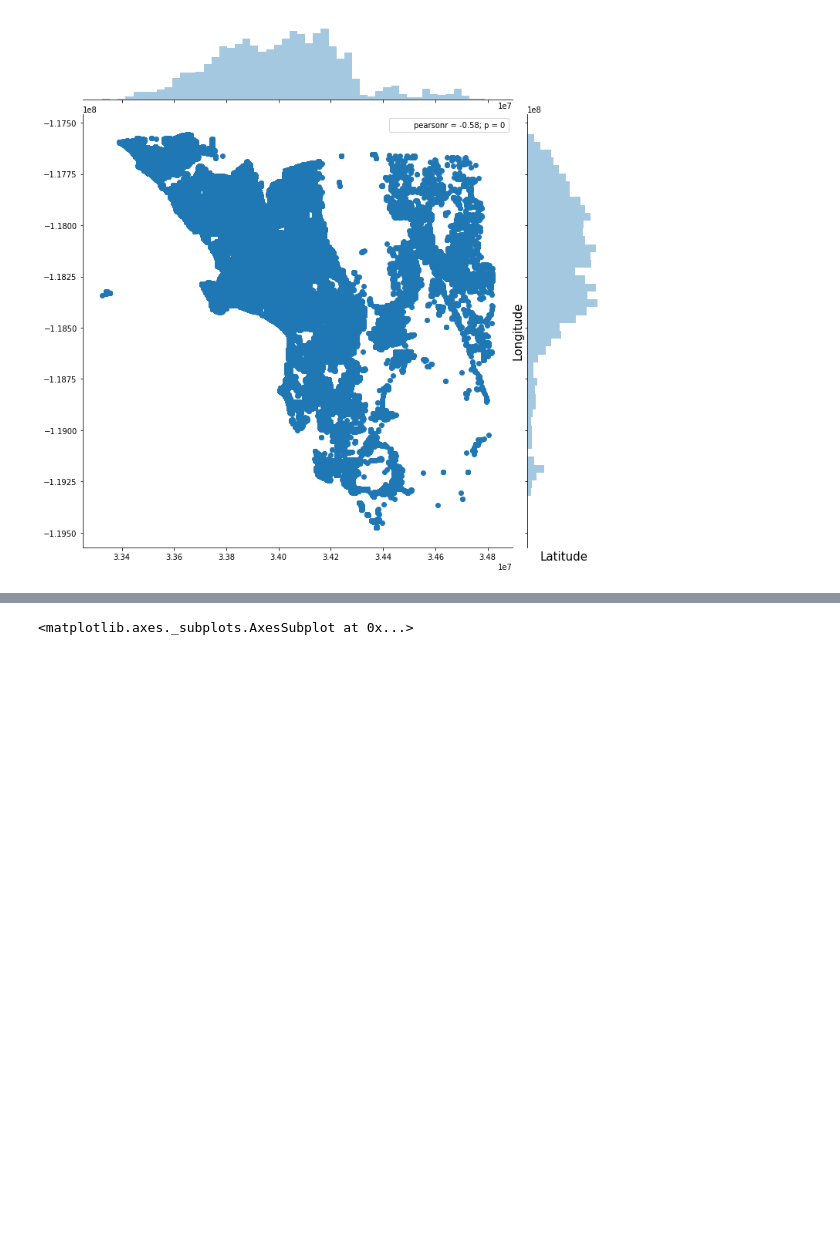
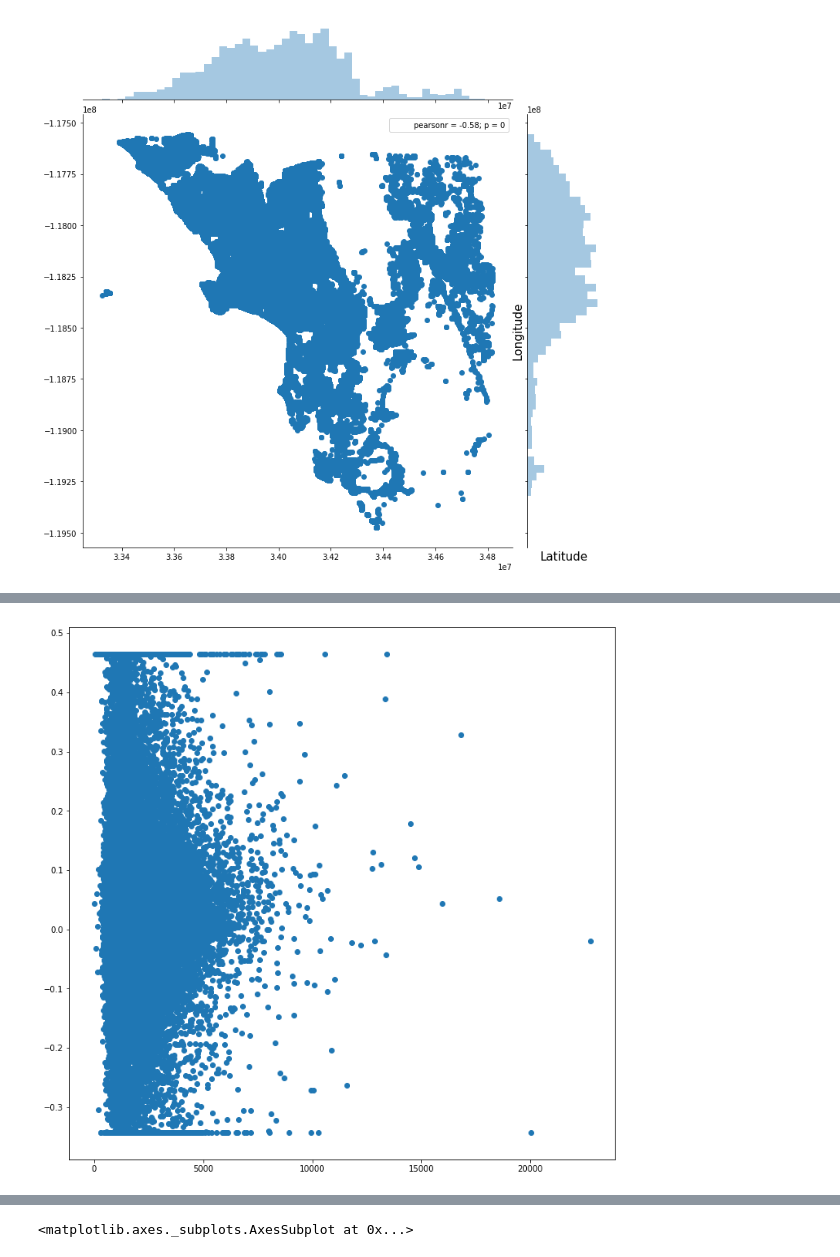
Before and after one commit to jayybhatt/Data-Science-Fundamentals, a Jupyter notebook: HW2/HW2.ipynb, the cells around one changed output, grey strips where cells are left out. Drawn from its saved outputs; the diff is of its cells as text; code cells hidden in the pictures; blank space fills up the shorter version.

```diff
--- a/HW2/HW2.ipynb
+++ b/HW2/HW2.ipynb
@@ -186,0 +205,6 @@ plt.show()
+# %%
+plt.figure(figsize=(12,12))
+plt.scatter(train_data_new.calculatedfinishedsquarefeet, train_data_new.logerror)
+plt.show()
+# %% [output]
+[figure, added]
```
Also changed, not shown: parts of 35 cells of this notebook, 2 other files.
